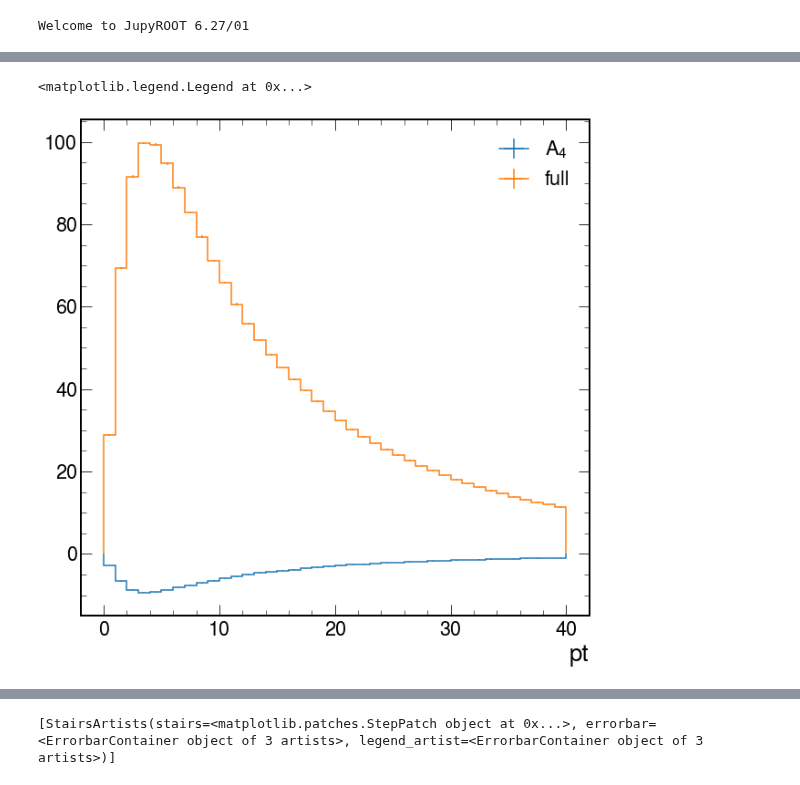
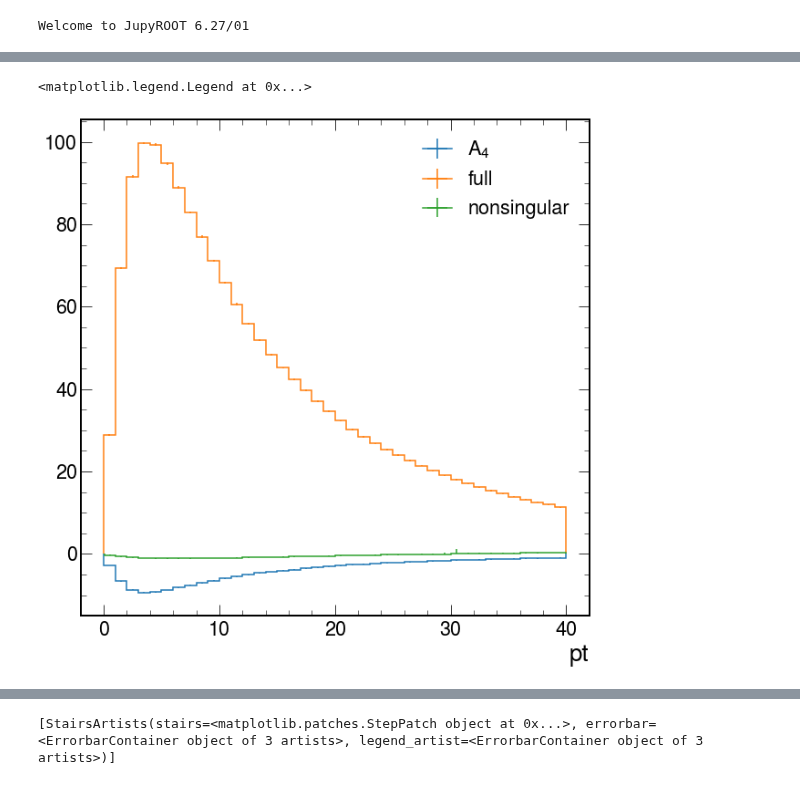
Before and after one commit to WMass/WRemnants, a Jupyter notebook: notebooks/scetlib.ipynb, the cells around one changed output, grey strips where cells are left out. Drawn from its saved outputs; the diff is of its cells as text; code cells hidden in the pictures.

```diff
--- a/notebooks/scetlib.ipynb
+++ b/notebooks/scetlib.ipynb
@@ -27,10 +37,12 @@ minnlohW = (minnlo["WplusmunuPostVFP"]["output"]["nominal_gen"]*minnlo["Wplusmun
 # %%
 scetlibhZ_tot = scetlib_corrections.read_scetlib_hist("/home/k/kelong/work/Generators/scetlib-cms/prod/scetlib_run/helicityTest/Z/inclusive_Z.npz", add_nonsing=True, charge=0)
 scetlibhZ_A4 = scetlib_corrections.read_scetlib_hist("/home/k/kelong/work/Generators/scetlib-cms/prod/scetlib_run/helicityTest/inclusive_Z_pT_A4.npz", add_nonsing=False, flip_y_sign=True, charge=0)
+scetlibhZ_nons = scetlib_corrections.read_scetlib_hist("/home/k/kelong/work/Generators/scetlib-cms/prod/scetlib_run/helicityTest/Z/inclusive_Z_nons.npz", add_nonsing=False, charge=0)
 # %%
 scetlibhZ_A4.project("pt").plot(label="A$_{4}$")
 scetlibhZ_tot.project("pt").plot(label="full")
+scetlibhZ_nons.project("pt").plot(label="nonsingular")
 plt.legend()
 # %% [output]
 <matplotlib.legend.Legend at 0x...>
-[figure, old version]
+[figure, new version]
```
Also changed, not shown: parts of 15 cells of this notebook, 12 other files.
